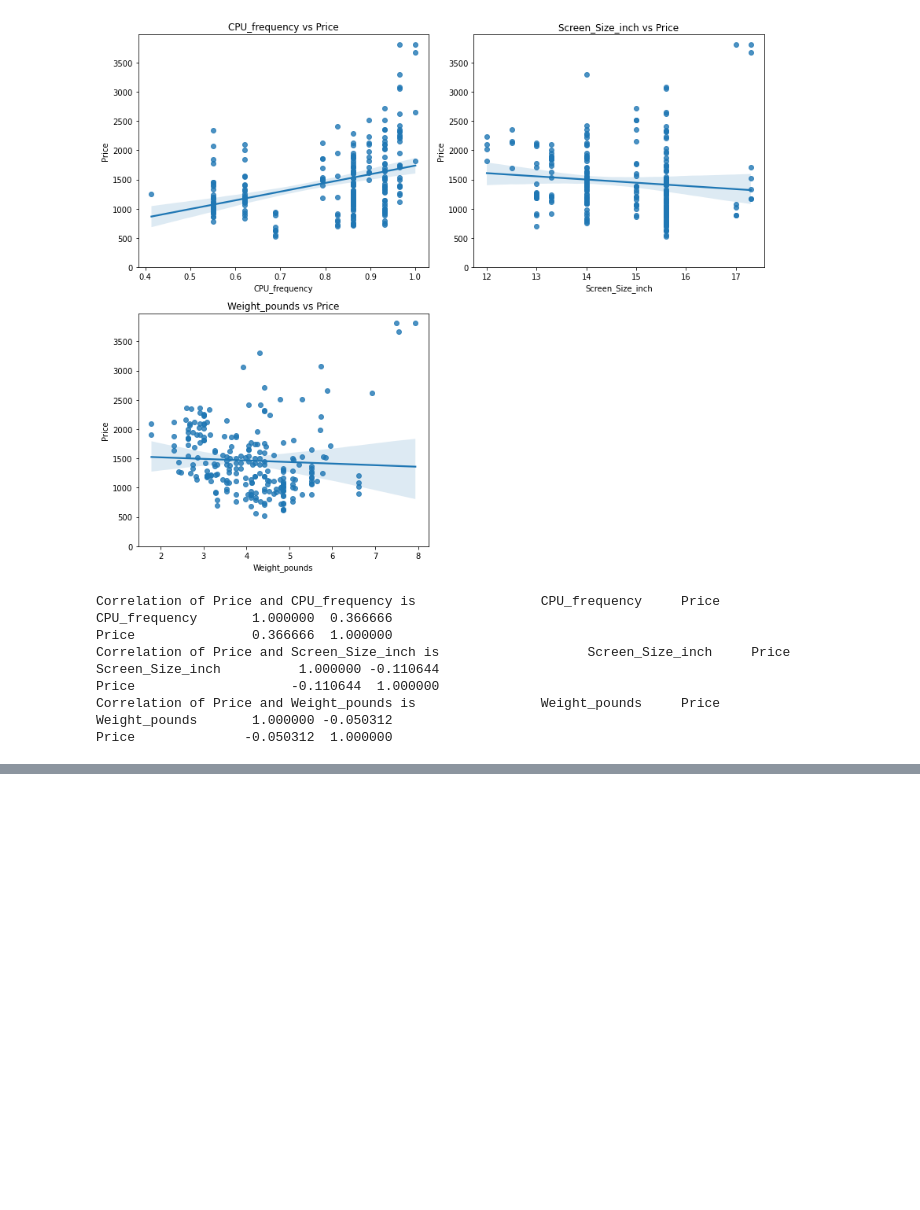
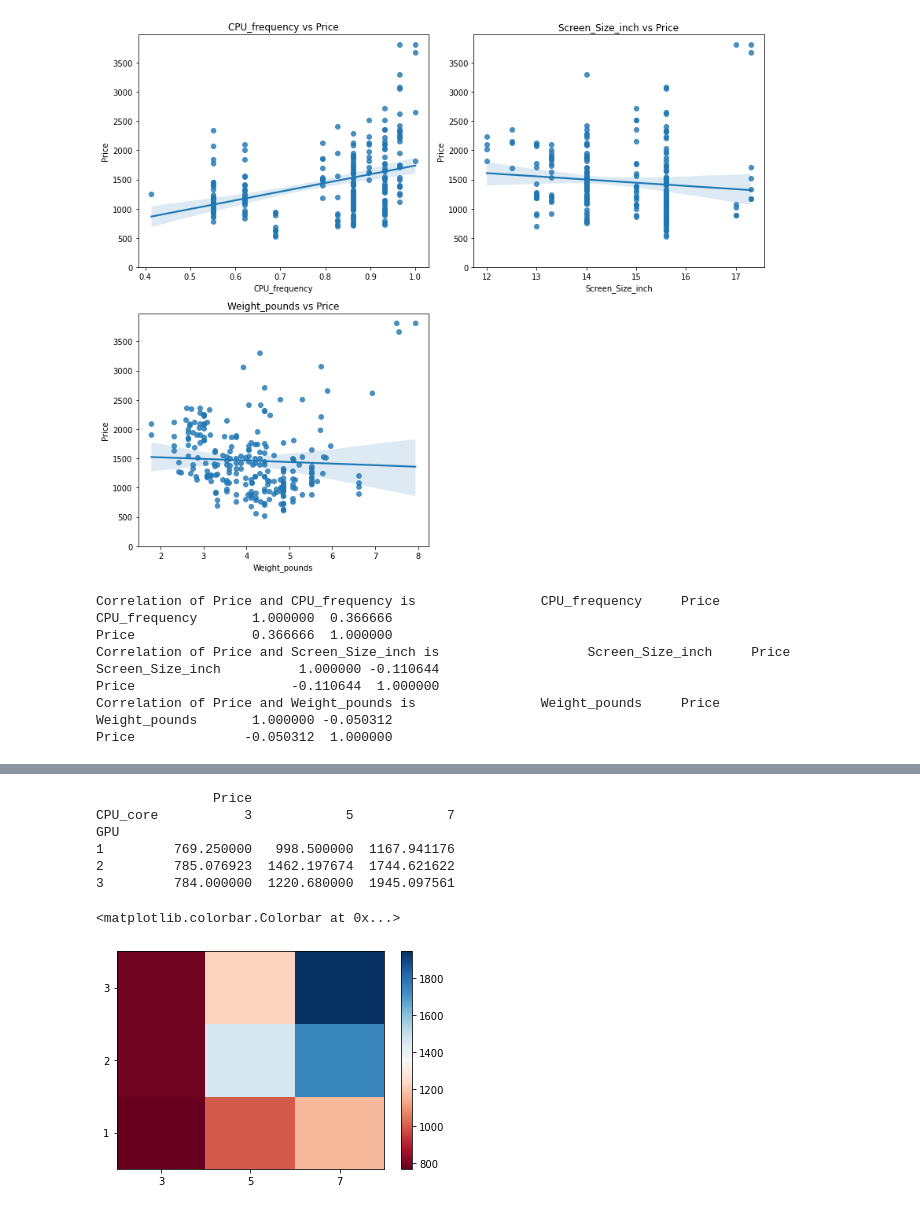
Before and after one commit to Ochwada/IBM-Data-Science, a Jupyter notebook: module7/model_dev/ExploratoryDataAnalysis.ipynb, the cells around one changed output, grey strips where cells are left out. Cells and saved outputs as stored; diff of their text form; code cells hidden in the pictures; blank space fills up the shorter version.

```diff
--- a/module7/model_dev/ExploratoryDataAnalysis.ipynb
+++ b/module7/model_dev/ExploratoryDataAnalysis.ipynb
@@ -101,0 +177,4 @@ Price              -0.050312  1.000000
+# %%
+df_group = df[["GPU", "CPU_core","Price"]]
+grouped = df_group.groupby(["GPU", "CPU_core"], as_index=False).mean()
+print(grouped)
@@ -101,0 +192,31 @@ Price              -0.050312  1.000000
+# %%
+grouped_pivot = grouped.pivot(index= "GPU", columns= "CPU_core")
+print(grouped_pivot)
+# %% [output]
+               Price
+CPU_core           3            5            7
+GPU
+1         769.250000   998.500000  1167.941176
+2         785.076923  1462.197674  1744.621622
+3         784.000000  1220.680000  1945.097561
+# %%
+# Plot
+fig, ax = plt.subplots()
+im = ax.pcolor(grouped_pivot, cmap='RdBu')
+
+# label names
+row_labels = grouped_pivot.columns.levels[1]
+col_labels = grouped_pivot.index
+
+# move ticks and labels to the center
+ax.set_xticks(np.arange(grouped_pivot.shape[1]) + 0.5, minor=False)
+ax.set_yticks(np.arange(grouped_pivot.shape[0]) + 0.5, minor=False)
+
+# insert labels
+ax.set_xticklabels(row_labels, minor=False)
+ax.set_yticklabels(col_labels, minor=False)
+
+fig.colorbar(im)
+# %% [output]
+<matplotlib.colorbar.Colorbar at 0x...>
+[figure, added]
```
Also changed, not shown: parts of 8 cells of this notebook.
